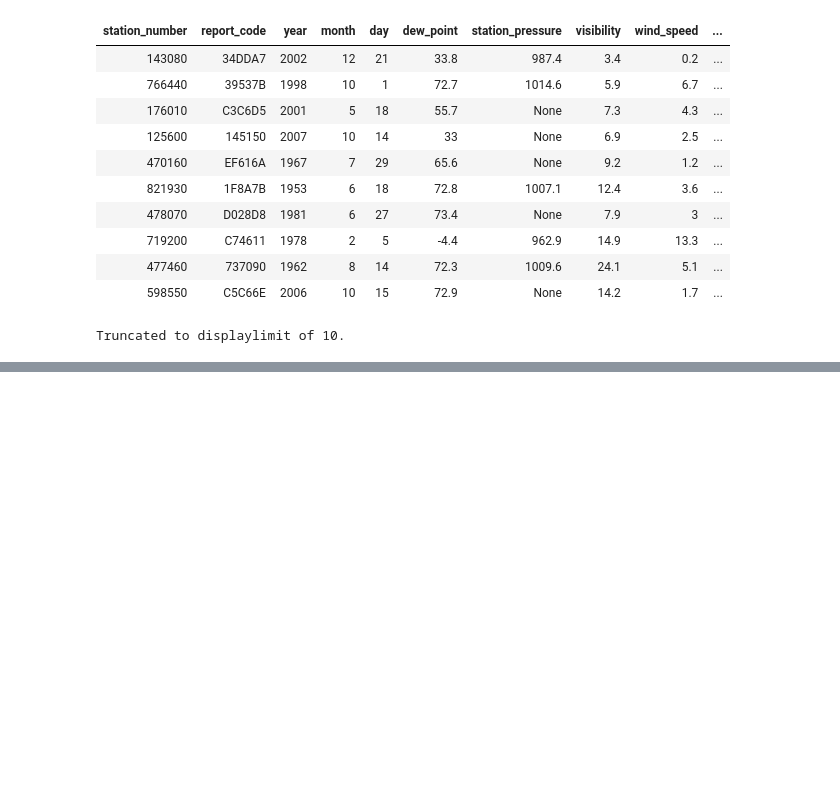
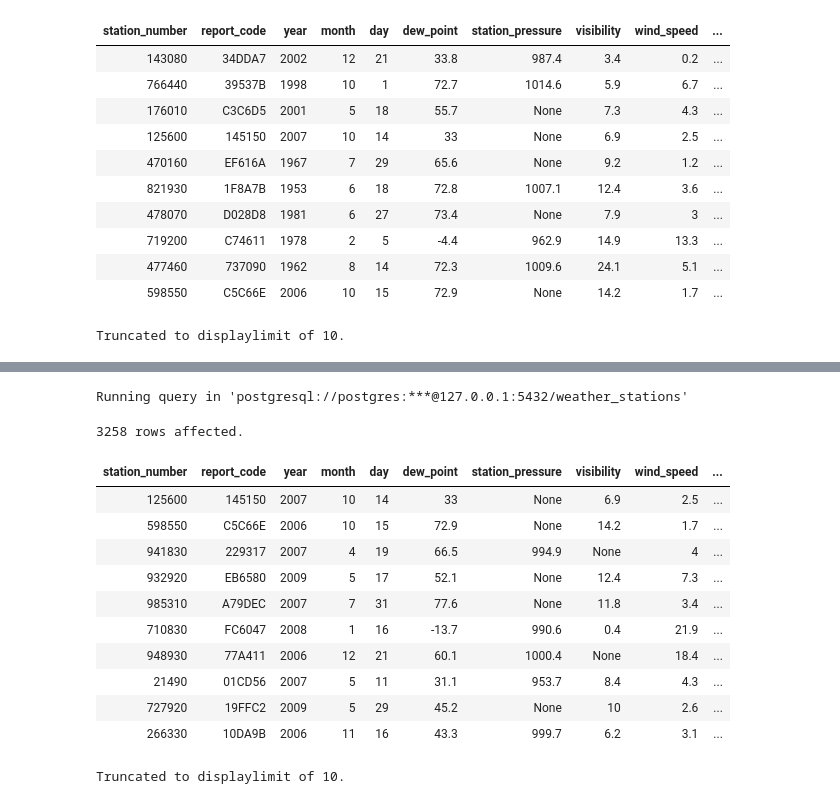
Before and after one commit to gabriela-lusofona/sql, a Jupyter notebook: sql.ipynb, the cells around one changed output, grey strips where cells are left out. Cells and saved outputs as stored; diff of their text form; code cells hidden in the pictures; blank space fills up the shorter version.

```diff
--- a/sql.ipynb
+++ b/sql.ipynb
@@ -362,0 +406,19 @@ Truncated to displaylimit of 10.
+# %%
+%%sql
+SELECT * FROM station_data
+WHERE year > 2005 AND year< 2010;
+# %% [output]
+Running query in 'postgresql://postgres:***@127.0.0.1:5432/weather_stations'
+3258 rows affected.
+| station_number | report_code | year | month | day | dew_point | station_pressure | visibility | wind_speed | ... |
+| 125600 | 145150 | 2007 | 10 | 14 | 33 | None | 6.9 | 2.5 | ... |
+| 598550 | C5C66E | 2006 | 10 | 15 | 72.9 | None | 14.2 | 1.7 | ... |
+| 941830 | 229317 | 2007 | 4 | 19 | 66.5 | 994.9 | None | 4 | ... |
+| 932920 | EB6580 | 2009 | 5 | 17 | 52.1 | None | 12.4 | 7.3 | ... |
+| 985310 | A79DEC | 2007 | 7 | 31 | 77.6 | None | 11.8 | 3.4 | ... |
+| 710830 | FC6047 | 2008 | 1 | 16 | -13.7 | 990.6 | 0.4 | 21.9 | ... |
+| 948930 | 77A411 | 2006 | 12 | 21 | 60.1 | 1000.4 | None | 18.4 | ... |
+| 21490 | 01CD56 | 2007 | 5 | 11 | 31.1 | 953.7 | 8.4 | 4.3 | ... |
+| 727920 | 19FFC2 | 2009 | 5 | 29 | 45.2 | None | 10 | 2.6 | ... |
+| 266330 | 10DA9B | 2006 | 11 | 16 | 43.3 | 999.7 | 6.2 | 3.1 | ... |
+Truncated to displaylimit of 10.
```
Also changed, not shown: parts of 63 cells of this notebook.
